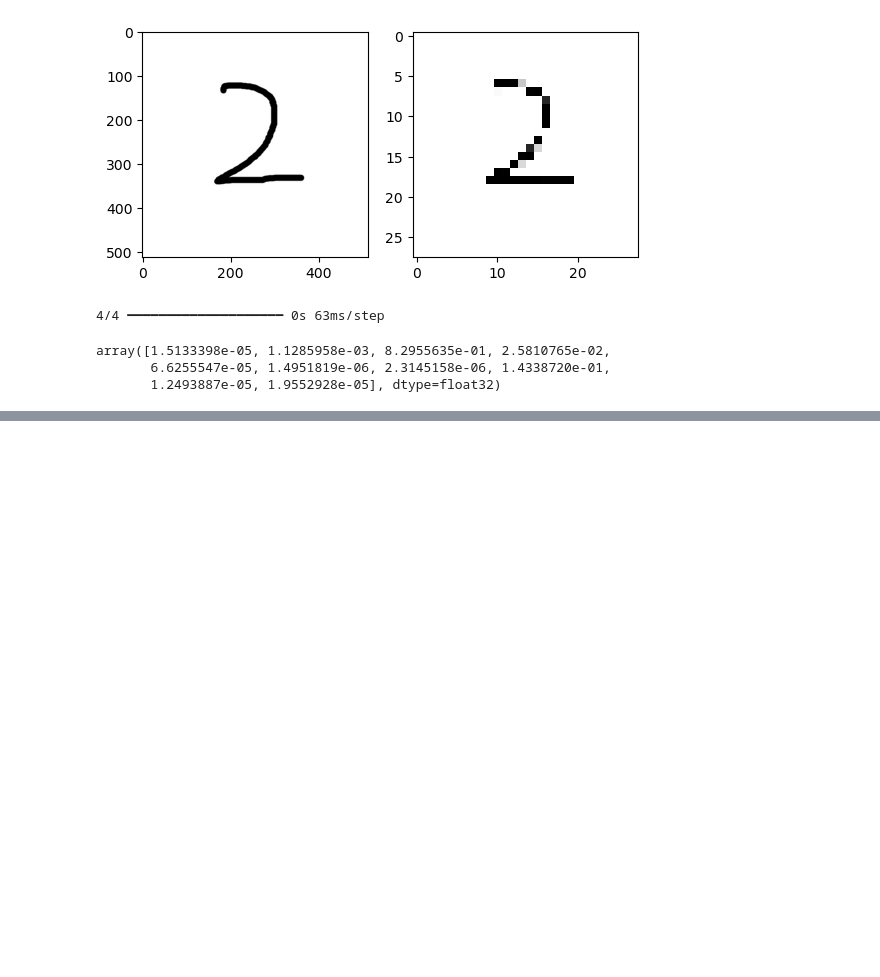
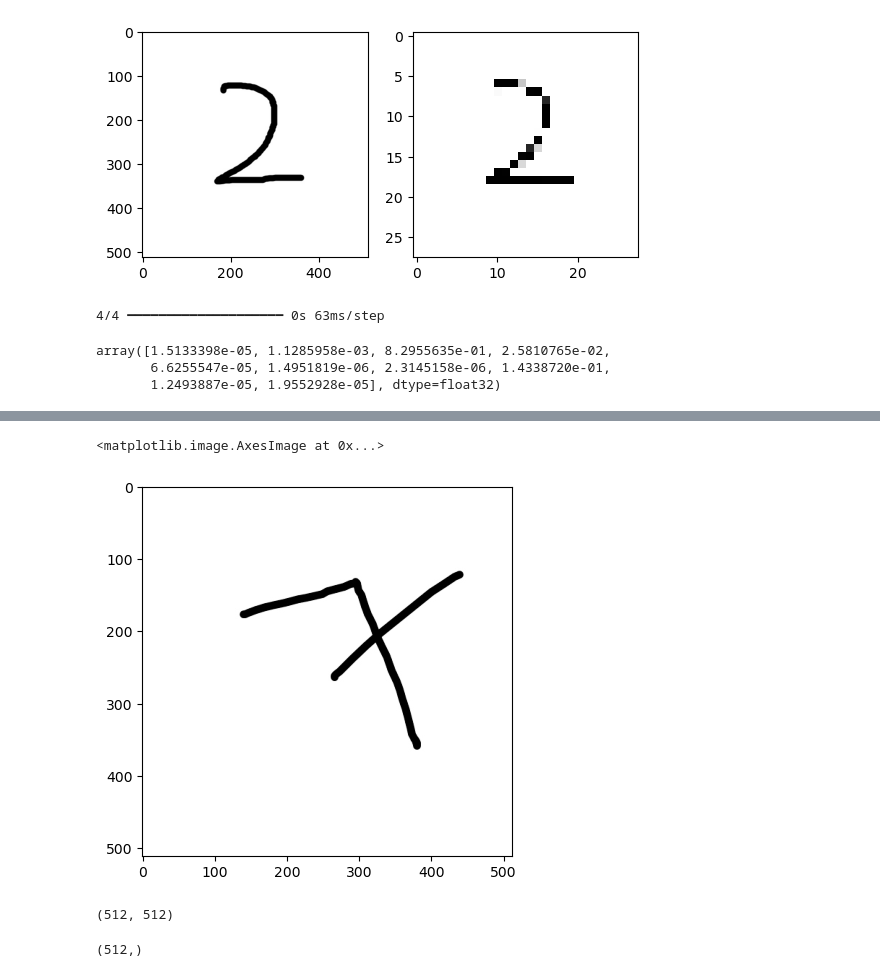
Before and after one commit to achamaria2701/digitrecognition, a Jupyter notebook: notebook/MODEL TRAINING.ipynb, the cells around one changed output, grey strips where cells are left out. Saved outputs shown, nothing was run; the diff lists cells and outputs as text; code cells hidden in the pictures; blank space fills up the shorter version.

```diff
--- a/notebook/MODEL TRAINING.ipynb
+++ b/notebook/MODEL TRAINING.ipynb
@@ -299,0 +290,12 @@ for i in range(test.shape[0]):
+# %%
+img = cv2.imread(r"C:\Users\ankit\OneDrive - XLRI\Desktop\cherryseven.jpg",0)
+img = 255-img
+# %%
+plt.imshow(img, cmap='Greys')
+# %% [output]
+<matplotlib.image.AxesImage at 0x...>
+[figure, added]
+# %%
+img.shape
+# %% [output]
+(512, 512)
@@ -299,0 +304,4 @@ for i in range(test.shape[0]):
+# %%
+vsum.shape
+# %% [output]
+(512,)
```
Also changed, not shown: parts of 46 cells of this notebook, 7 other files.
